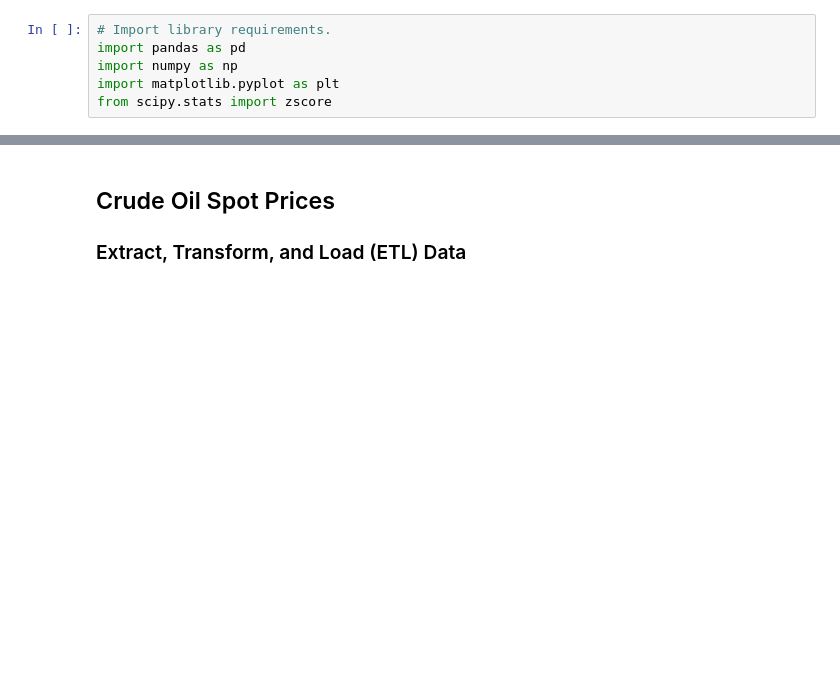
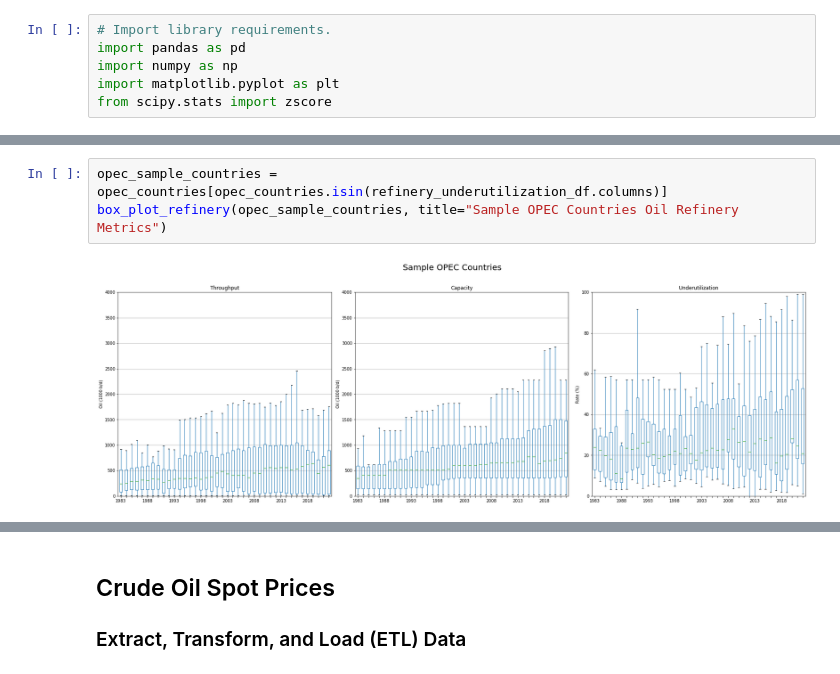
Before and after one commit to willcrodman/data_science_final_project, a Jupyter notebook: milestone_2.ipynb, the cells around one changed output, grey strips where cells are left out. Drawn from its saved outputs; the diff is of its cells as text; blank space fills up the shorter version.

```diff
--- a/milestone_2.ipynb
+++ b/milestone_2.ipynb
@@ -189 +321,6 @@ box_plot_production(opec_countries, title="OPEC Countries Throughput Over Time")
+# %%
+opec_sample_countries = opec_countries[opec_countries.isin(refinery_underutilization_df.columns)]
+box_plot_refinery(opec_sample_countries, title="Sample OPEC Countries Oil Refinery Metrics")
+# %% [output]
+[figure, added]
 # %%
```
Also changed, not shown: parts of 29 cells of this notebook.
